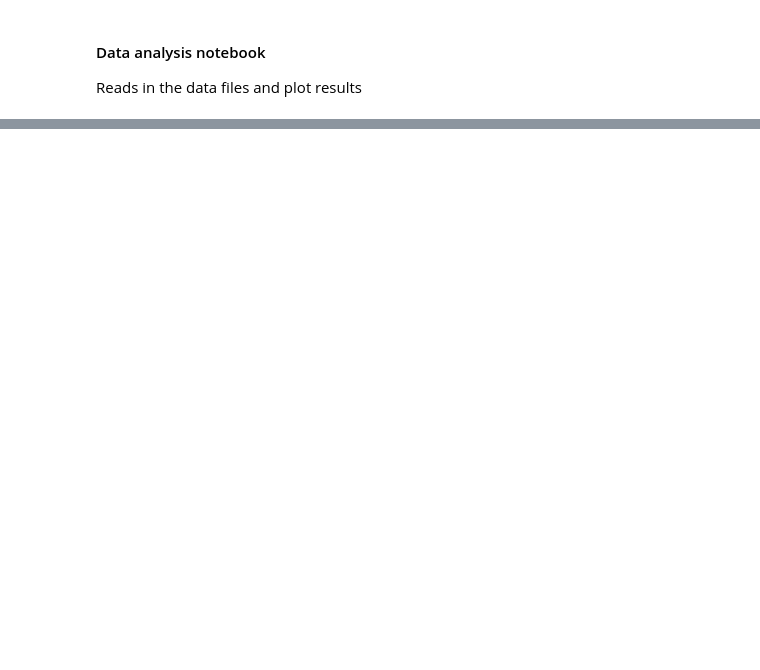
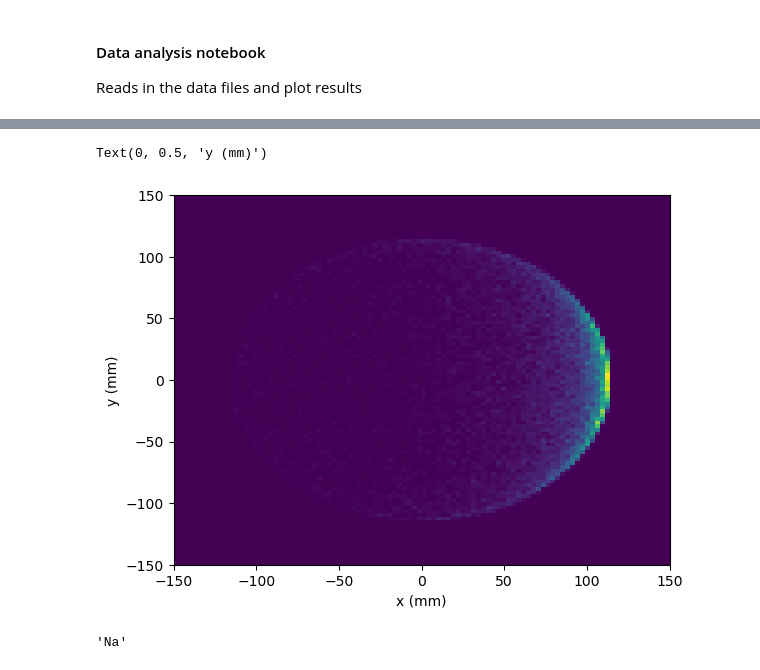
Before and after one commit to acolijn/G4XamsSim, a Jupyter notebook: notebook/analysis.ipynb, the cells around one changed output, grey strips where cells are left out. Saved outputs shown, nothing was run; the diff lists cells and outputs as text; code cells hidden in the pictures; blank space fills up the shorter version.

```diff
--- a/notebook/analysis.ipynb
+++ b/notebook/analysis.ipynb
@@ -14,0 +40,7 @@ display(manager.display_all_runs(include_deleted=False))
+# %%
+h2 = plt.hist2d(std.data['xh'], std.data['yh'], bins=100, range=((-150, 150), (-150, 150)))
+plt.xlabel("x (mm)")
+plt.ylabel("y (mm)")
+# %% [output]
+Text(0, 0.5, 'y (mm)')
+[figure, added]
@@ -14,0 +51,4 @@ display(manager.display_all_runs(include_deleted=False))
+# %%
+el.symbol
+# %% [output]
+'Na'
```
Also changed, not shown: parts of 7 cells of this notebook, 18 other files.
